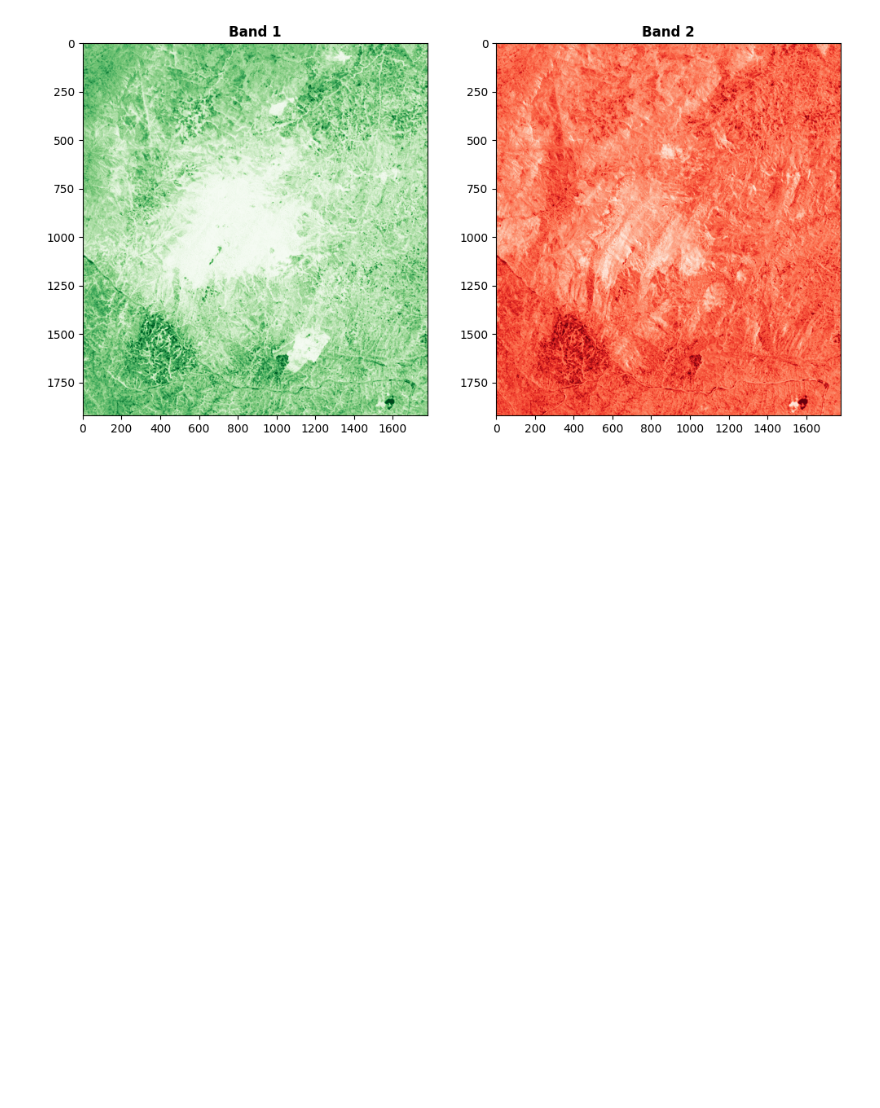
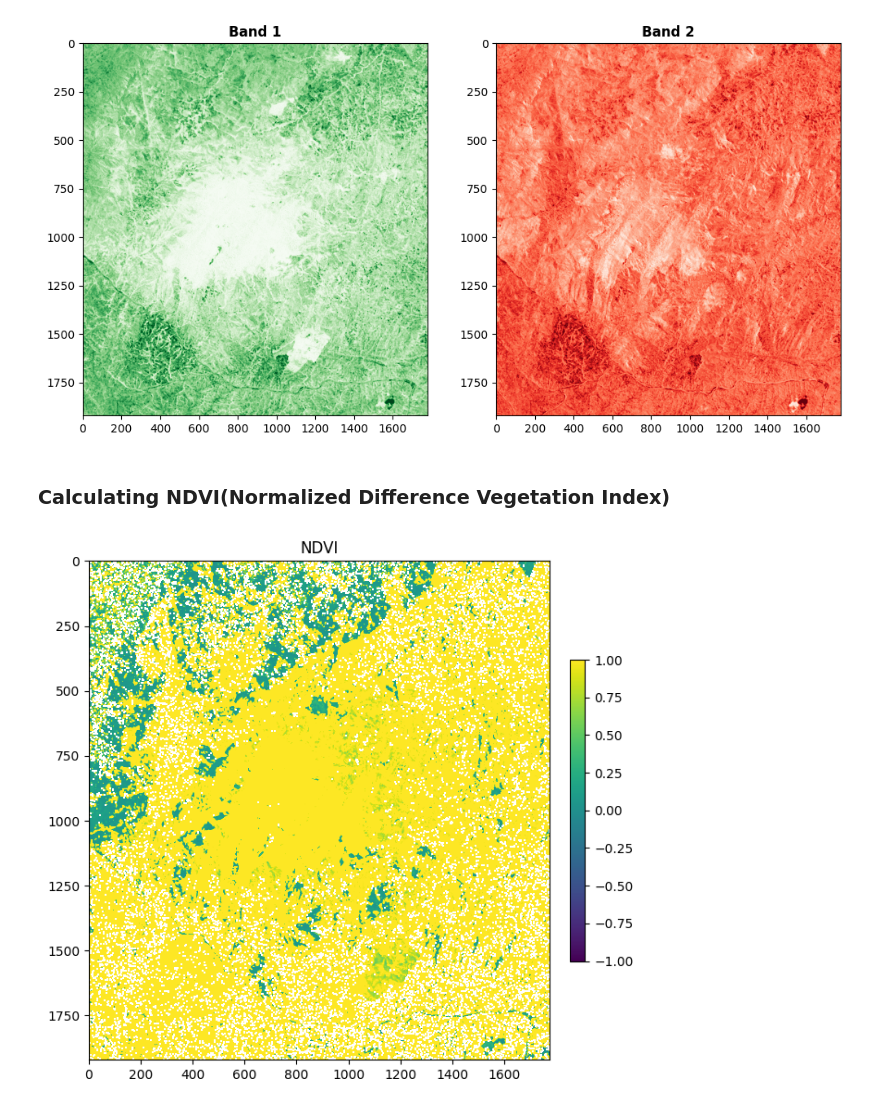
Before and after one commit to heibylau/Raster-data-analysis, a Jupyter notebook: analysis.ipynb, the cells around one changed output. Saved outputs shown, nothing was run; the diff lists cells and outputs as text; code cells hidden in the pictures; blank space fills up the shorter version.

Commit message:
calculated NDVI

```diff
--- a/analysis.ipynb
+++ b/analysis.ipynb
@@ -77,3 +77,39 @@ show((raster,2), cmap='Reds', title='Band 2', ax=ax2)
 # %% [output]
 <Axes: title={'center': 'Band 2'}>
 [figure]
+# %% [markdown]
+### Calculating NDVI(Normalized Difference Vegetation Index)
+# %%
+red = raster.read(2)
+nir = raster.read(3)
+# %%
+def get_ndvi(nir, red):
+
+    # By default numpy will complain about dividing with zero values.
+    # We need to change that behaviour because we have a lot of 0 values in our data.
+    np.seterr(divide='ignore', invalid='ignore')
+
+    # NDVI formula
+    ndvi = (nir - red) / (nir + red)
+
+    return ndvi
+# %%
+NDVI = get_ndvi(nir, red)
+# %%
+# Create an empty plot with size
+plt.figure(figsize=(7,7))
+
+
+# Add NDVI to the plot
+plt.imshow(NDVI, cmap='viridis')
+
+# Add colorbar to show the index
+plt.colorbar(fraction=0.03, pad=0.04)
+plt.clim(vmin=-1, vmax=1)
+
+# Set title
+plt.title('NDVI')
+
+plt.show();
+# %% [output]
+[figure, added]
```
